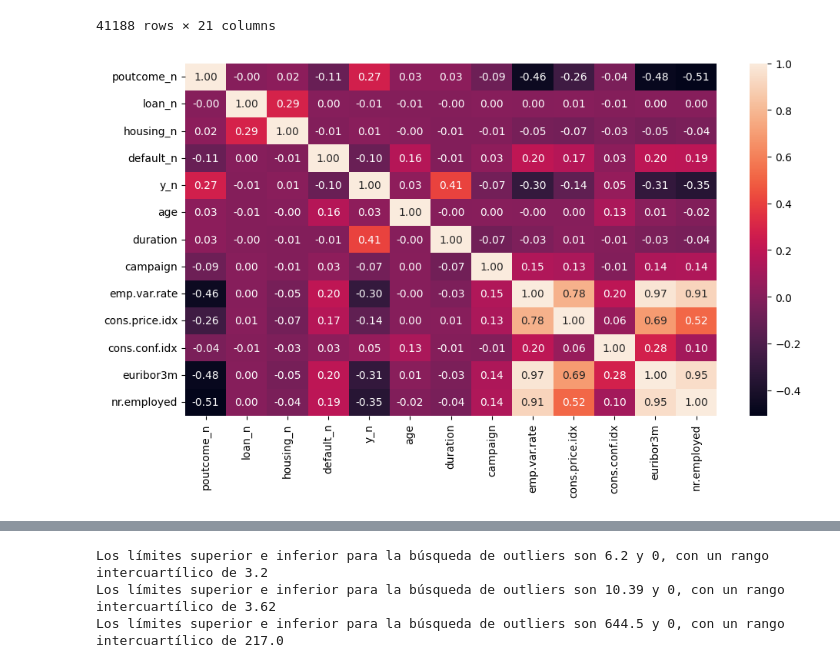
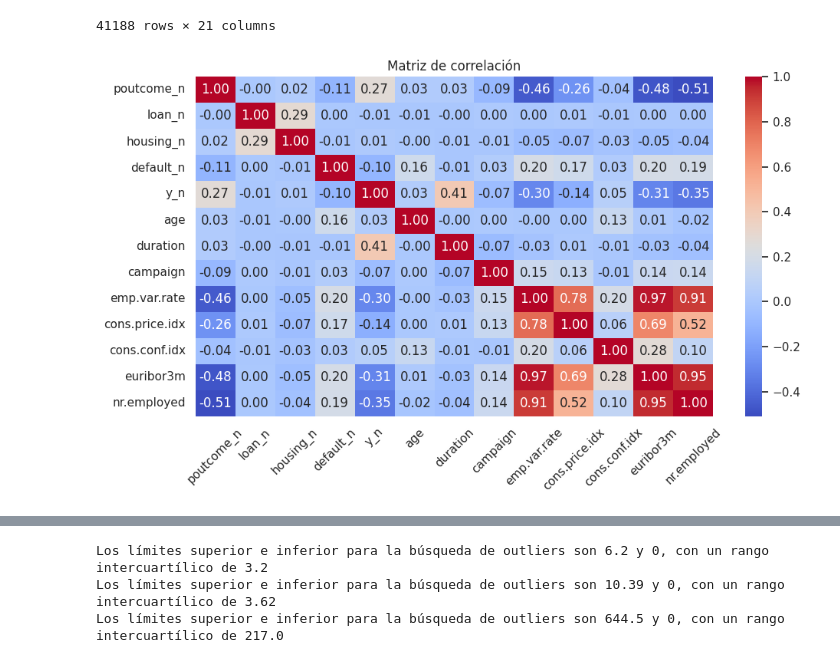
Before and after one commit to 4GeeksAcademy/ginappedrosa-machine-learning-python-template-2, a Jupyter notebook: src/explore.ipynb, the cells around one changed output, grey strips where cells are left out. Saved outputs shown, nothing was run; the diff lists cells and outputs as text; code cells hidden in the pictures.

```diff
--- a/src/explore.ipynb
+++ b/src/explore.ipynb
@@ -4,6 +4,13 @@
 # Your code here
 
 import pandas as pd
+sns.set(
+    style="whitegrid",
+    palette="pastel",
+)
+
+pd.set_option('display.max_columns', None)
+pd.set_option('display.precision', 2)
 
 total_data = pd.read_csv("https://raw.githubusercontent.com/4GeeksAcademy/logistic-regression-project-tutorial/main/bank-marketing-campaign-data.csv", sep=';')
 total_data.head()
@@ -430,10 +545,11 @@ total_data
 # %%
 fig, axis = plt.subplots(figsize = (10, 6))
 
-sns.heatmap(total_data[["poutcome_n", "loan_n", "housing_n", "default_n", "y_n", "age", "duration", "campaign", "emp.var.rate", "cons.price.idx", "cons.conf.idx", "euribor3m", "nr.employed"]].corr(), annot = True, fmt = ".2f")
-
+sns.heatmap(total_data[["poutcome_n", "loan_n", "housing_n", "default_n", "y_n", "age", "duration", "campaign", "emp.var.rate", "cons.price.idx", "cons.conf.idx", "euribor3m", "nr.employed"]].corr(), annot = True, cmap = "coolwarm", fmt = ".2f")
+plt.title("Matriz de correlación")
+plt.xticks(rotation=45)
 plt.tight_layout()
 
 plt.show()
 # %% [output]
-[figure, old version]
+[figure, new version]
```
Also changed, not shown: parts of 23 cells of this notebook, 14 other files.
